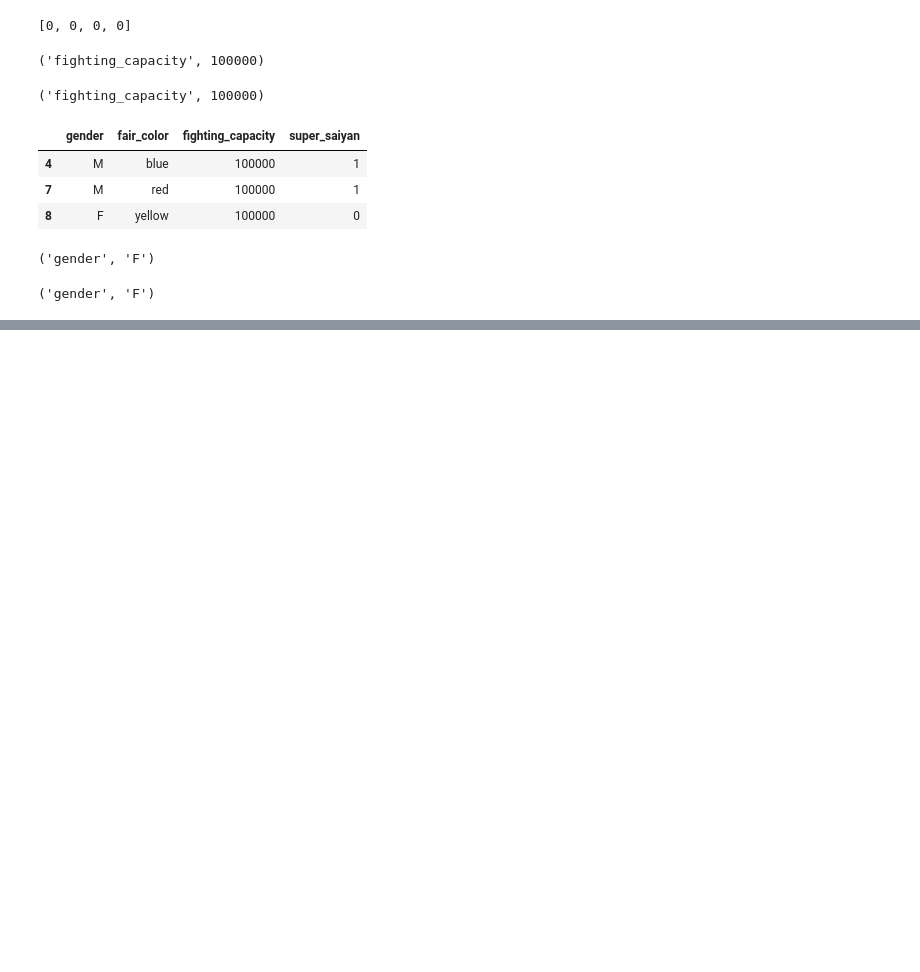
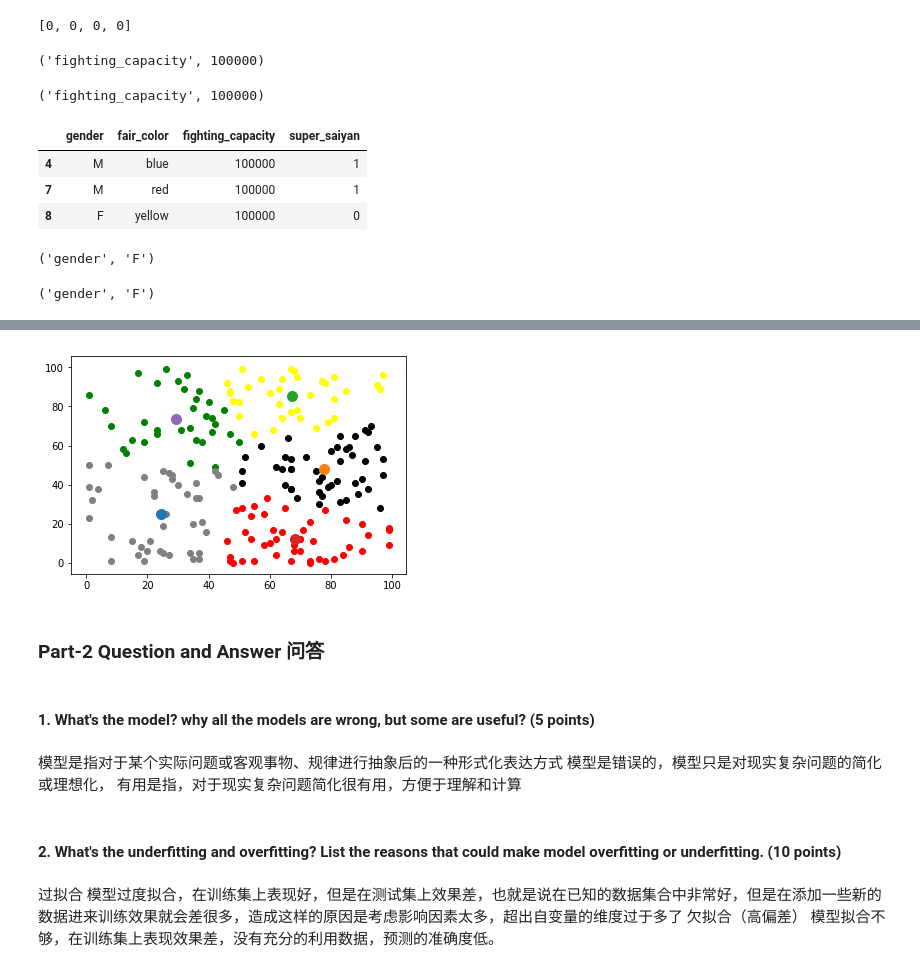
Before and after one commit to AiGoku/NLPTravel, a Jupyter notebook: Assignment-3/Assignment-3.ipynb, the cells around one changed output, grey strips where cells are left out. Drawn from its saved outputs; the diff is of its cells as text; code cells hidden in the pictures; blank space fills up the shorter version.

```diff
--- a/Assignment-3/Assignment-3.ipynb
+++ b/Assignment-3/Assignment-3.ipynb
@@ -172,0 +187,33 @@ find_min_feature_spilter(dataset[dataset['fighting_capacity']==100000],'super_sa
+# %%
+def kmeans_model(train_data,clusters,color,max_iter):
+    model = KMeans(n_clusters=clusters,max_iter=max_iter)
+    model.fit(train_data)
+
+    centers = defaultdict(list)
+    for label,location in zip(model.labels_,train_data):
+        centers[label].append(location)
+
+    for i,c in enumerate(centers):
+        for location in centers[c]:
+            plt.scatter(*location,c=color[i])
+    for center in model.cluster_centers_:
+        plt.scatter(*center,s=100)
+# %%
+kmeans_model(train_data,5,color=['red', 'green', 'grey', 'black', 'yellow'],max_iter=50)
+# %% [output]
+[figure, added]
+# %% [markdown]
+### Part-2 Question and Answer 问答
+# %% [markdown]
+#### 1. What's the model? why all the models are wrong, but some are useful? (5 points)
+# %% [markdown]
+模型是指对于某个实际问题或客观事物、规律进行抽象后的一种形式化表达方式
+模型是错误的，模型只是对现实复杂问题的简化或理想化，
+有用是指，对于现实复杂问题简化很有用，方便于理解和计算
+# %% [markdown]
+#### 2. What's the underfitting and overfitting? List the reasons that could make model overfitting or underfitting. (10 points)
+# %% [markdown]
+过拟合
+模型过度拟合，在训练集上表现好，但是在测试集上效果差，也就是说在已知的数据集合中非常好，但是在添加一些新的数据进来训练效果就会差很多，造成这样的原因是考虑影响因素太多，超出自变量的维度过于多了
+欠拟合（高偏差）
+模型拟合不够，在训练集上表现效果差，没有充分的利用数据，预测的准确度低。
```
Also changed, not shown: parts of 19 cells of this notebook.
